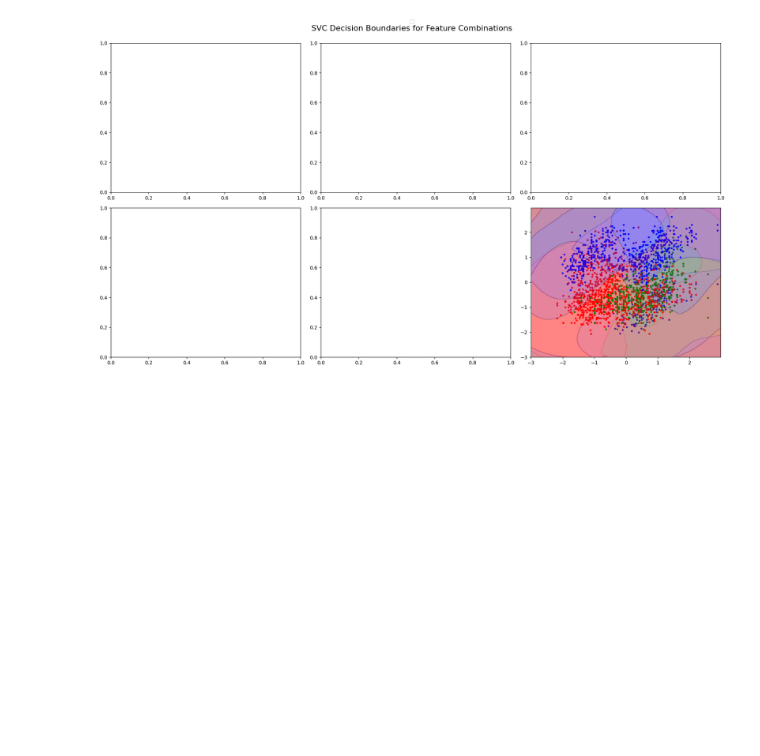
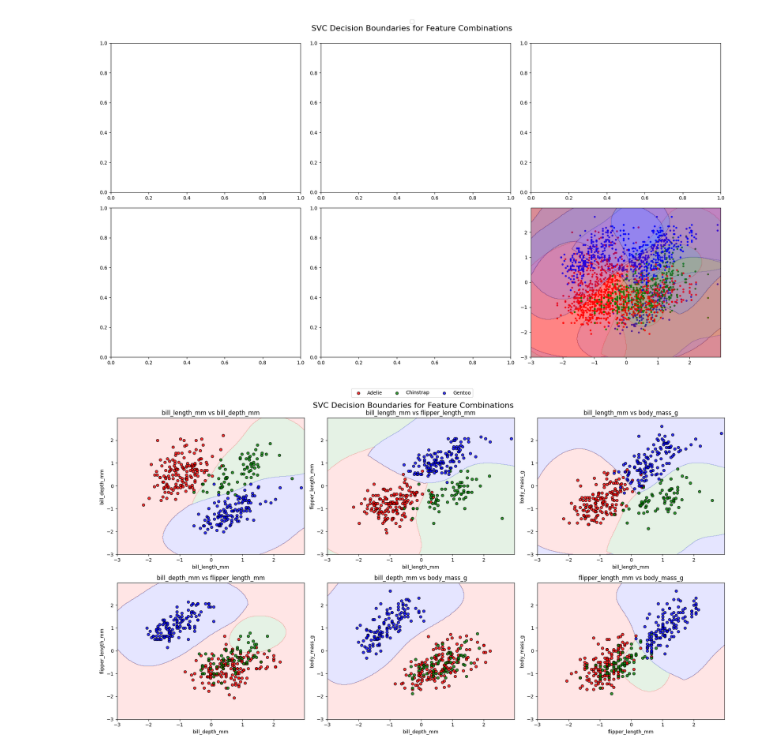
Before and after one commit to daniel-dataflow/data-engineering-bootcamp, a Jupyter notebook: multi02_data_science/homework/home08_svc.ipynb, the cells around one changed output. Cells and saved outputs as stored; diff of their text form; code cells hidden in the pictures; blank space fills up the shorter version.

```diff
--- a/multi02_data_science/homework/home08_svc.ipynb
+++ b/multi02_data_science/homework/home08_svc.ipynb
@@ -202,12 +223,12 @@ for f1, f2 in combinations(x1, 2):
 [figure]
 [figure]
 # %%
+# Task 3. 6개의 도표가 너무 길게 나열되어 보기 힘들다. 한 눈에 보기 쉽게 배열하고 싶다.
+
 # 시각화 함수 정의
 def plot_decision_regions2(x, y, classifier, ax, f1, f2):
     cmap =  ListedColormap(("red","green", "blue"))
 
-    x1_min, x1_max = x[:, 0].min() - 1, x[:, 0].max() + 1
-    x2_min, x2_max = x[:, 1].min() - 1, x[:, 1].max() + 1
     xx1, xx2 =  np.meshgrid(np.arange(-3, 3, 0.02), np.arange(-3, 3, 0.02))
 
     # 그리드의 모든 점에 대해 예측 수행
@@ -253,0 +299,23 @@ plt.show()
+# %%
+# 큰 도화지 준비
+fig, axes = plt.subplots(2, 3, figsize=(18, 10))
+axes = axes.ravel()
+
+for idx, (f1, f2) in enumerate(combinations(x1, 2)):
+    x2 = pg[[f1, f2]].values
+
+    sc = StandardScaler()
+    x_scaled = sc.fit_transform(x2)
+
+    svc = SVC(kernel="rbf", random_state=0, C=1, gamma=1)
+    svc.fit(x_scaled, y)
+
+    plot_decision_regions3(x_scaled, y, svc, axes[idx], f1, f2)
+
+
+fig.legend(species_names, loc='upper center', ncol=3)
+plt.tight_layout(rect=[0, 0, 1, 0.95])
+plt.suptitle(f"\n SVC Decision Boundaries for Feature Combinations", fontsize=16)
+plt.show()
+# %% [output]
+[figure, added]
```
Also changed, not shown: parts of 20 cells of this notebook, 5 other files.
